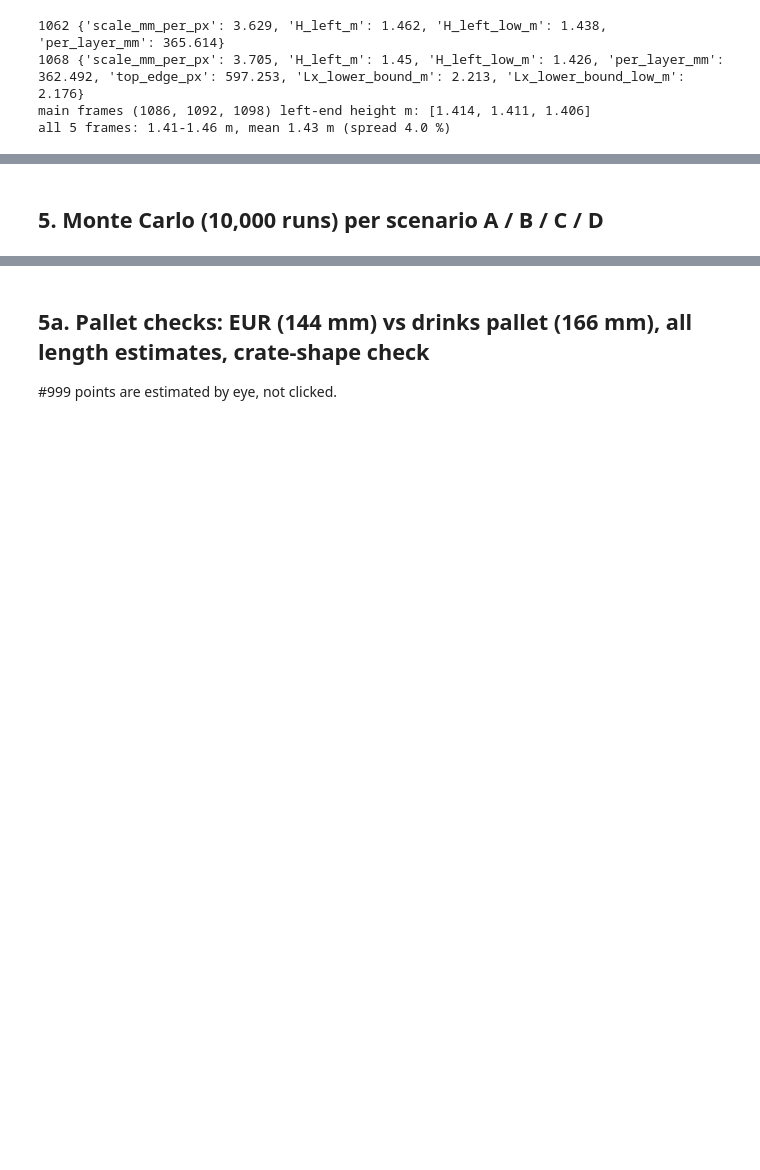
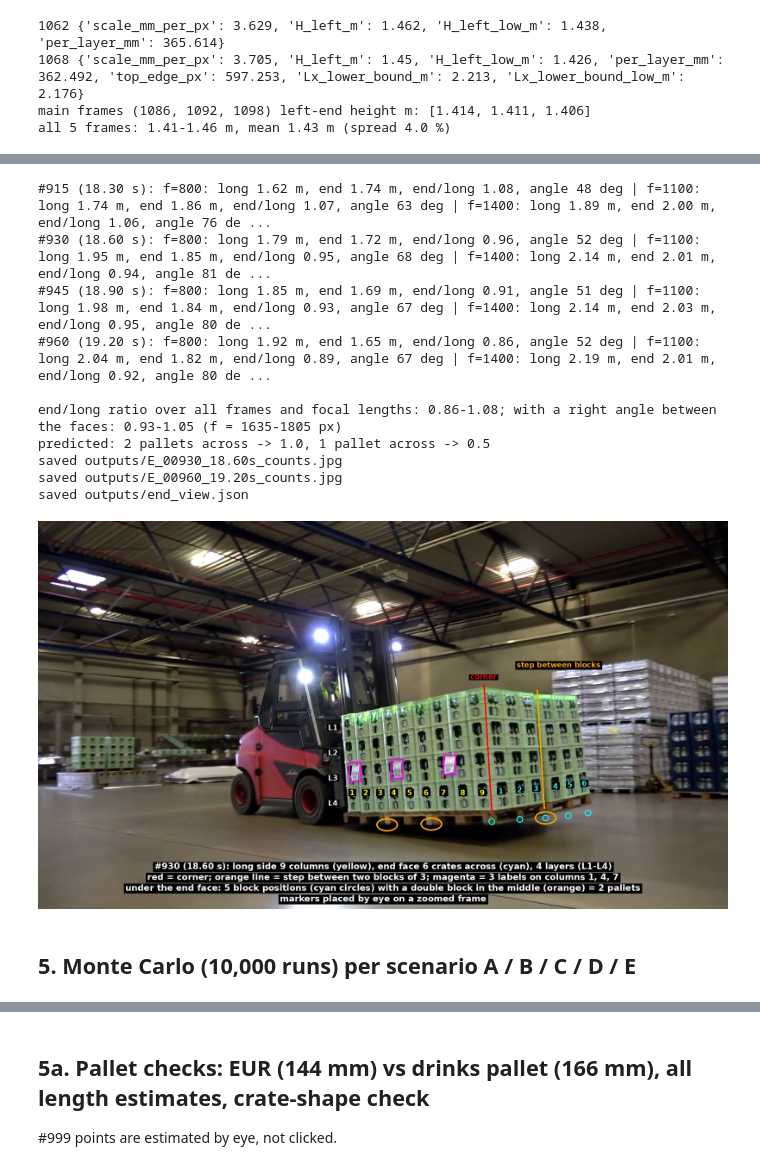
Before and after one commit to alphindas/sentics-forklift-challenge, a Jupyter notebook: notebook.ipynb, the cells around one changed output, grey strips where cells are left out. Drawn from its saved outputs; the diff is of its cells as text; code cells hidden in the pictures; blank space fills up the shorter version.

```diff
--- a/notebook.ipynb
+++ b/notebook.ipynb
@@ -86,5 +89,21 @@ all 5 frames: 1.41-1.46 m, mean 1.43 m (spread 4.0 %)
+# %%
+run('src/end_view.py')
+from IPython.display import Image
+Image('outputs/E_00930_18.60s_counts.jpg', width=900)
+# %% [output]
+#915 (18.30 s): f=800: long 1.62 m, end 1.74 m, end/long 1.08, angle 48 deg | f=1100: long 1.74 m, end 1.86 m, end/long 1.07, angle 63 deg | f=1400: long 1.89 m, end 2.00 m, end/long 1.06, angle 76 de ...
+#930 (18.60 s): f=800: long 1.79 m, end 1.72 m, end/long 0.96, angle 52 deg | f=1100: long 1.95 m, end 1.85 m, end/long 0.95, angle 68 deg | f=1400: long 2.14 m, end 2.01 m, end/long 0.94, angle 81 de ...
+#945 (18.90 s): f=800: long 1.85 m, end 1.69 m, end/long 0.91, angle 51 deg | f=1100: long 1.98 m, end 1.84 m, end/long 0.93, angle 67 deg | f=1400: long 2.14 m, end 2.03 m, end/long 0.95, angle 80 de ...
+#960 (19.20 s): f=800: long 1.92 m, end 1.65 m, end/long 0.86, angle 52 deg | f=1100: long 2.04 m, end 1.82 m, end/long 0.89, angle 67 deg | f=1400: long 2.19 m, end 2.01 m, end/long 0.92, angle 80 de ...
+
+end/long ratio over all frames and focal lengths: 0.86-1.08; with a right angle between the faces: 0.93-1.05 (f = 1635-1805 px)
+predicted: 2 pallets across -> 1.0, 1 pallet across -> 0.5
+saved outputs/E_00930_18.60s_counts.jpg
+saved outputs/E_00960_19.20s_counts.jpg
+saved outputs/end_view.json
+[figure, added]
 # %% [markdown]
-## 5. Monte Carlo (10,000 runs) per scenario A / B / C / D
+## 5. Monte Carlo (10,000 runs) per scenario A / B / C / D / E
 # %%
 run('src/uncertainty.py')
 # %% [output]
```
Also changed, not shown: parts of 5 cells of this notebook, 18 other files.
